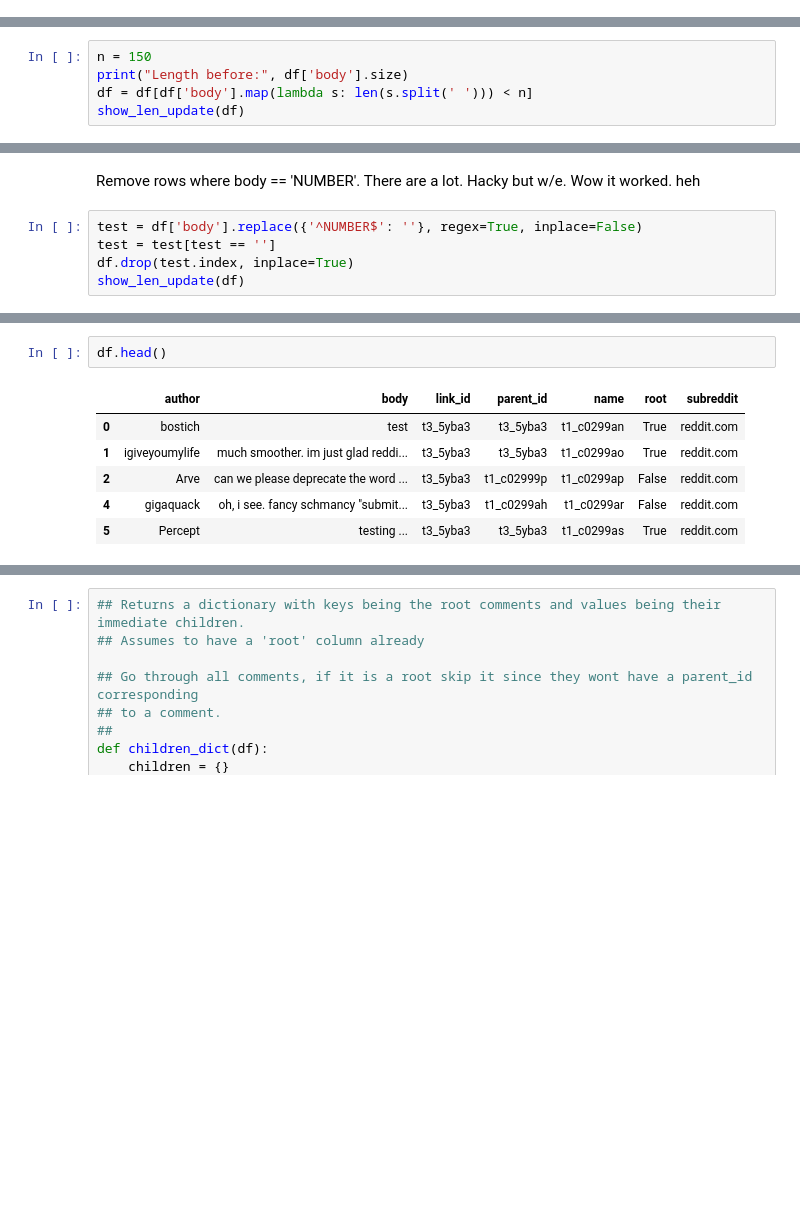
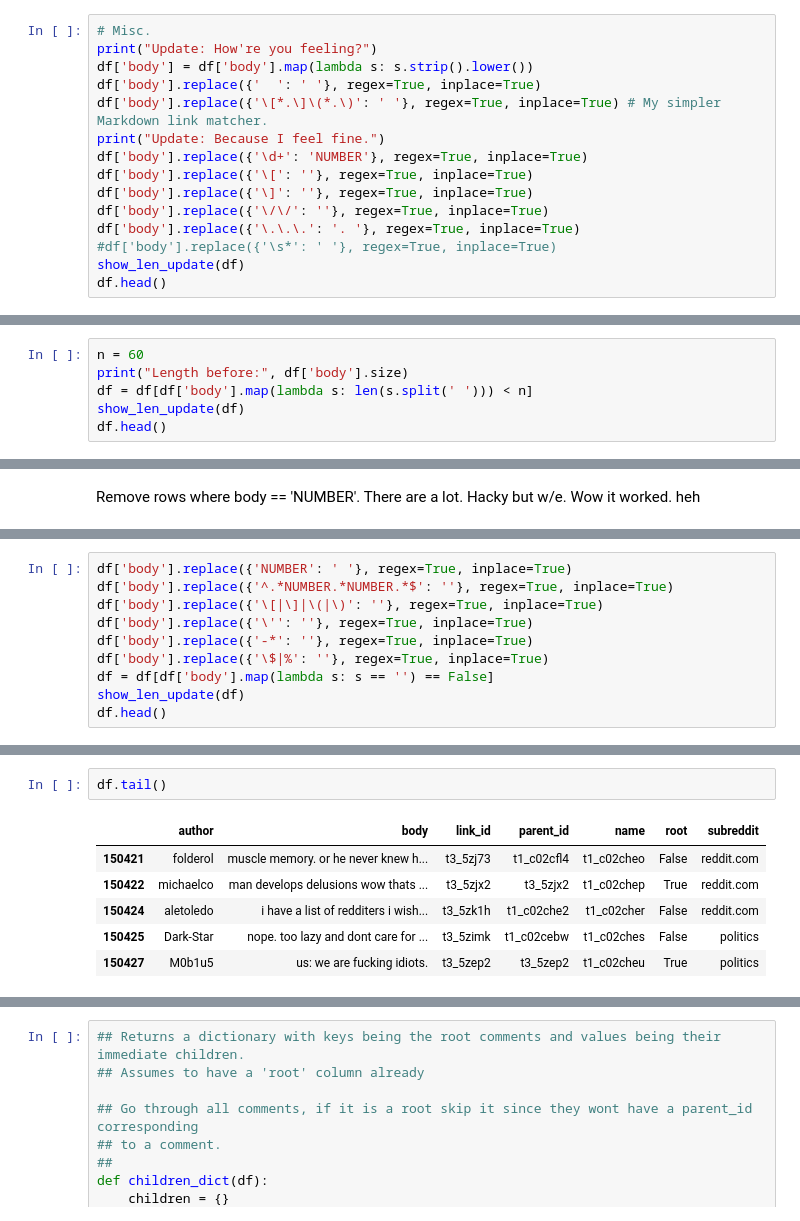
Before and after one commit to mckinziebrandon/DeepChatModels, a Jupyter notebook: notebooks/Reddit Data Pre-Processing.ipynb, the cells around one changed output, grey strips where cells are left out. Saved outputs shown, nothing was run; the diff lists cells and outputs as text; blank space fills up the shorter version.

Commit message:
A lot of preprocessing, changing to batching techniques, and misc. bug fixes.

```diff
--- a/notebooks/Reddit Data Pre-Processing.ipynb
+++ b/notebooks/Reddit Data Pre-Processing.ipynb
@@ -134,0 +130,15 @@ Now there are 126320 rows.
+# %%
+# Misc.
+print("Update: How're you feeling?")
+df['body'] = df['body'].map(lambda s: s.strip().lower())
+df['body'].replace({'  ': ' '}, regex=True, inplace=True)
+df['body'].replace({'\[*.\]\(*.\)': ' '}, regex=True, inplace=True) # My simpler Markdown link matcher.
+print("Update: Because I feel fine.")
+df['body'].replace({'\d+': 'NUMBER'}, regex=True, inplace=True)
+df['body'].replace({'\[': ''}, regex=True, inplace=True)
+df['body'].replace({'\]': ''}, regex=True, inplace=True)
+df['body'].replace({'\/\/': ''}, regex=True, inplace=True)
+df['body'].replace({'\.\.\.': '. '}, regex=True, inplace=True)
+#df['body'].replace({'\s*': ' '}, regex=True, inplace=True)
+show_len_update(df)
+df.head()
@@ -135,9 +169,10 @@ Now there are 126320 rows.
 # %% [markdown]
 * Remove rows where body is over n words long.
 # %%
-n = 150
+n = 60
 print("Length before:", df['body'].size)
 df = df[df['body'].map(lambda s: len(s.split(' '))) < n]
 show_len_update(df)
+df.head()
 # %% [output]
 Length before: 126320
@@ -146,7 +186,2 @@ Now there are 121482 rows.
 # %% [markdown]
 Remove rows where body == 'NUMBER'. There are a lot. Hacky but w/e. Wow it worked. heh
-# %%
-test = df['body'].replace({'^NUMBER$': ''}, regex=True, inplace=False)
-test = test[test == '']
-df.drop(test.index, inplace=True)
-show_len_update(df)
@@ -154,0 +188,10 @@ Now there are 121066 rows.
+# %%
+df['body'].replace({'NUMBER': ' '}, regex=True, inplace=True)
+df['body'].replace({'^.*NUMBER.*NUMBER.*$': ''}, regex=True, inplace=True)
+df['body'].replace({'\[|\]|\(|\)': ''}, regex=True, inplace=True)
+df['body'].replace({'\'': ''}, regex=True, inplace=True)
+df['body'].replace({'-*': ''}, regex=True, inplace=True)
+df['body'].replace({'\$|%': ''}, regex=True, inplace=True)
+df = df[df['body'].map(lambda s: s == '') == False]
+show_len_update(df)
+df.head()
@@ -155,12 +206,12 @@ Now there are 121066 rows.
 # %%
-df.head()
+df.tail()
 # %% [output]
 |  | author | body | link_id | parent_id | name | root | subreddit |
-| 0 | bostich | test | t3_5yba3 | t3_5yba3 | t1_c0299an | True | reddit.com |
-| 1 | igiveyoumylife | much smoother. im just glad reddi... | t3_5yba3 | t3_5yba3 | t1_c0299ao | True | reddit.com |
-| 2 | Arve | can we please deprecate the word ... | t3_5yba3 | t1_c02999p | t1_c0299ap | False | reddit.com |
-| 4 | gigaquack | oh, i see. fancy schmancy "submit... | t3_5yba3 | t1_c0299ah | t1_c0299ar | False | reddit.com |
-| 5 | Percept | testing ... | t3_5yba3 | t3_5yba3 | t1_c0299as | True | reddit.com |
+| 150421 | folderol | muscle memory. or he never knew h... | t3_5zj73 | t1_c02cfl4 | t1_c02cheo | False | reddit.com |
+| 150422 | michaelco | man develops delusions wow thats ... | t3_5zjx2 | t3_5zjx2 | t1_c02chep | True | reddit.com |
+| 150424 | aletoledo | i have a list of redditers i wish... | t3_5zk1h | t1_c02che2 | t1_c02cher | False | reddit.com |
+| 150425 | Dark-Star | nope. too lazy and dont care for ... | t3_5zimk | t1_c02cebw | t1_c02ches | False | politics |
+| 150427 | M0b1u5 | us: we are fucking idiots. | t3_5zep2 | t3_5zep2 | t1_c02cheu | True | politics |
 # %%
 # Source: http://stackoverflow.com/questions/38557617/how-to-get-all-the-unique-words-in-the-data-frame
 word_freqs = df['body'].str.split(' ', expand=True).stack().value_counts()
```
Also changed, not shown: parts of 29 cells of this notebook, 5 other files.
